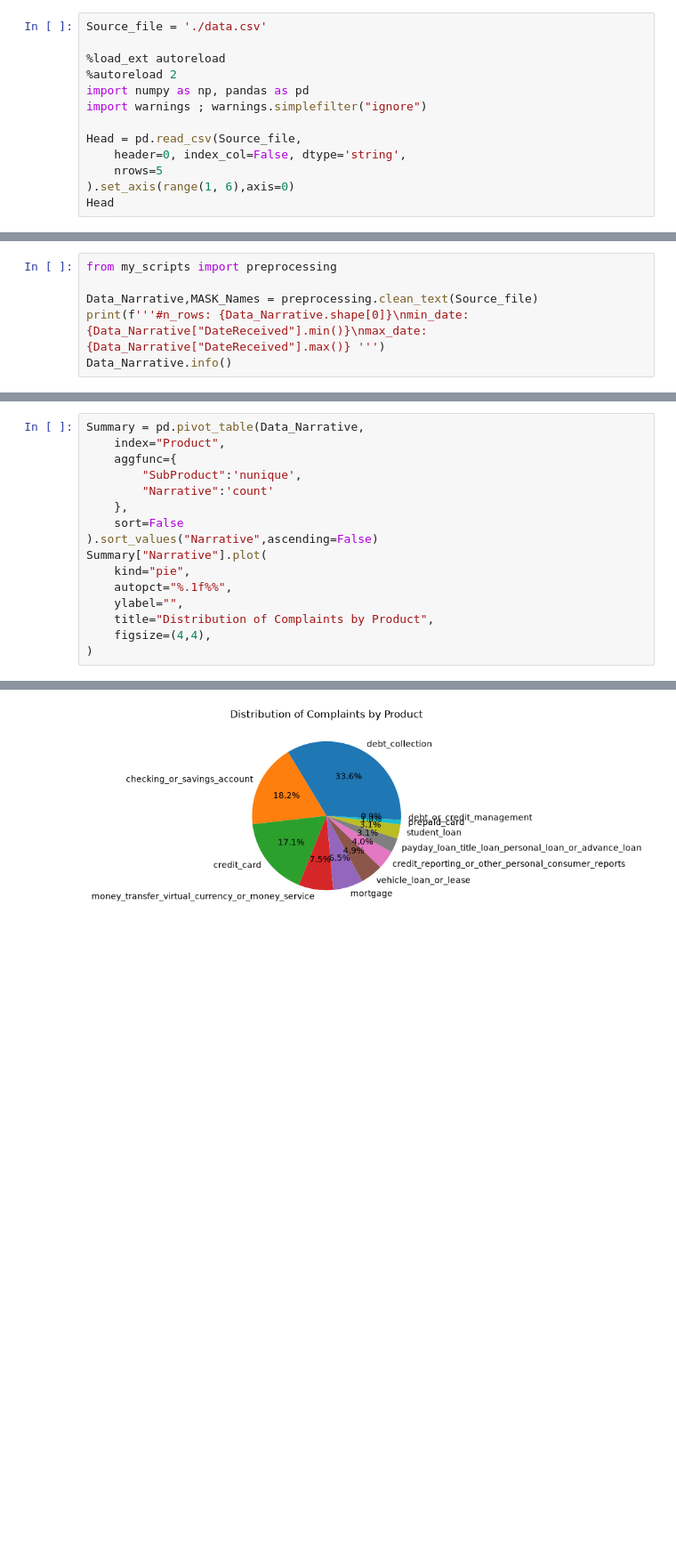
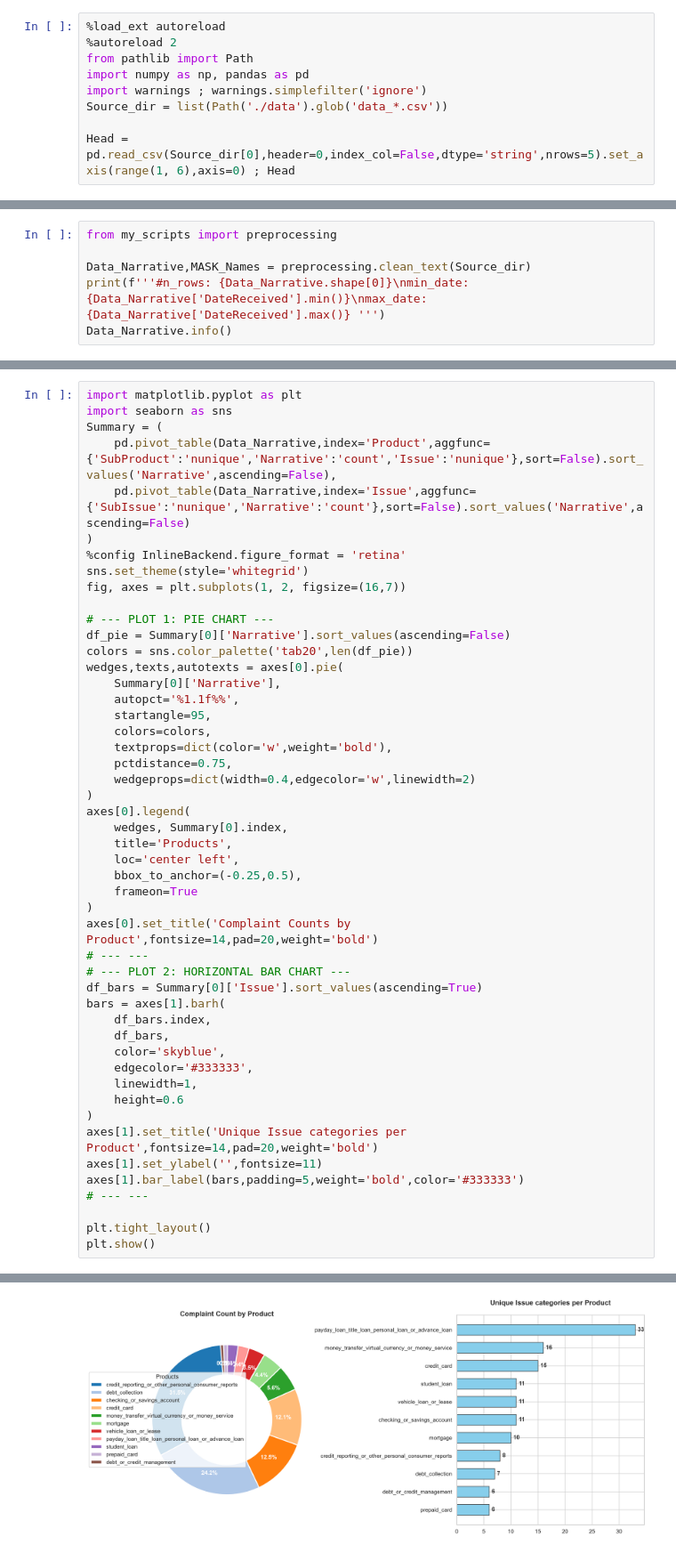
Before and after one commit to idnantimar/CFPB-Customer_Complaint_Analysis-beyond-classifiers, a Jupyter notebook: Customer Complaint Analysis.ipynb, the cells around one changed output, grey strips where cells are left out. Shown at 89% size. Drawn from its saved outputs; the diff is of its cells as text; blank space fills up the shorter version.

```diff
--- a/Customer Complaint Analysis.ipynb
+++ b/Customer Complaint Analysis.ipynb
@@ -20,16 +23,12 @@ As of 21-June-2026, the CFPB [Consumer Complaint Database](https://www.consumerf
 Although the database is a collection of self-reported experiences rather than a statistical sample of marketplace consumers, companies still use this complaint data to identify potential weaknesses in specific products or services and to make future improvements.
 # %%
-Source_file = './data.csv'
-
 %load_ext autoreload
 %autoreload 2
+from pathlib import Path
 import numpy as np, pandas as pd
-import warnings ; warnings.simplefilter("ignore")
+import warnings ; warnings.simplefilter('ignore')
+Source_dir = list(Path('./data').glob('data_*.csv'))
 
-Head = pd.read_csv(Source_file,
-    header=0, index_col=False, dtype='string',
-    nrows=5
-).set_axis(range(1, 6),axis=0)
-Head
+Head = pd.read_csv(Source_dir[0],header=0,index_col=False,dtype='string',nrows=5).set_axis(range(1, 6),axis=0) ; Head
 # %% [output]
 |  | Date received | Product | Sub-product | Issue | Sub-issue | Consumer complaint narrative | Company public response | ... |
@@ -41,8 +40,8 @@ Head
 # %%
 from my_scripts import preprocessing
 
-Data_Narrative,MASK_Names = preprocessing.clean_text(Source_file)
-print(f'''#n_rows: {Data_Narrative.shape[0]}\nmin_date: {Data_Narrative["DateReceived"].min()}\nmax_date: {Data_Narrative["DateReceived"].max()} ''')
+Data_Narrative,MASK_Names = preprocessing.clean_text(Source_dir)
+print(f'''#n_rows: {Data_Narrative.shape[0]}\nmin_date: {Data_Narrative['DateReceived'].min()}\nmax_date: {Data_Narrative['DateReceived'].max()} ''')
 Data_Narrative.info()
 # %% [output]
 HasNA('Product','Narrative'):0
@@ -64,17 +67,50 @@ memory usage: 48.8 MB
 # %%
-Summary = pd.pivot_table(Data_Narrative,
-    index="Product",
-    aggfunc={
-        "SubProduct":'nunique',
-        "Narrative":'count'
-    },
-    sort=False
-).sort_values("Narrative",ascending=False)
-Summary["Narrative"].plot(
-    kind="pie",
-    autopct="%.1f%%",
-    ylabel="",
-    title="Distribution of Complaints by Product",
-    figsize=(4,4),
+import matplotlib.pyplot as plt
+import seaborn as sns
+Summary = (
+    pd.pivot_table(Data_Narrative,index='Product',aggfunc={'SubProduct':'nunique','Narrative':'count','Issue':'nunique'},sort=False).sort_values('Narrative',ascending=False),
+    pd.pivot_table(Data_Narrative,index='Issue',aggfunc={'SubIssue':'nunique','Narrative':'count'},sort=False).sort_values('Narrative',ascending=False)
 )
+%config InlineBackend.figure_format = 'retina'
+sns.set_theme(style='whitegrid')
+fig, axes = plt.subplots(1, 2, figsize=(16,7))
+
+# --- PLOT 1: PIE CHART ---
+df_pie = Summary[0]['Narrative'].sort_values(ascending=False)
+colors = sns.color_palette('tab20',len(df_pie))
+wedges,texts,autotexts = axes[0].pie(
+    Summary[0]['Narrative'],
+    autopct='%1.1f%%',
+    startangle=95,
+    colors=colors,
+    textprops=dict(color='w',weight='bold'),
+    pctdistance=0.75,
+    wedgeprops=dict(width=0.4,edgecolor='w',linewidth=2)
+)
+axes[0].legend(
+    wedges, Summary[0].index,
+    title='Products',
+    loc='center left',
+    bbox_to_anchor=(-0.25,0.5),
+    frameon=True
+)
+axes[0].set_title('Complaint Counts by Product',fontsize=14,pad=20,weight='bold')
+# --- ---
+# --- PLOT 2: HORIZONTAL BAR CHART ---
+df_bars = Summary[0]['Issue'].sort_values(ascending=True)
+bars = axes[1].barh(
+    df_bars.index,
+    df_bars,
+    color='skyblue',
+    edgecolor='#333333',
+    linewidth=1,
+    height=0.6
+)
+axes[1].set_title('Unique Issue categories per Product',fontsize=14,pad=20,weight='bold')
+axes[1].set_ylabel('',fontsize=11)
+axes[1].bar_label(bars,padding=5,weight='bold',color='#333333')
+# --- ---
+
+plt.tight_layout()
+plt.show()
 # %% [output]
@@ -82,2 +117,2 @@ Summary["Narrative"].plot(
-[figure, old version]
+[figure, new version]
 # %% [markdown]
```
Also changed, not shown: parts of 11 cells of this notebook, 1 other file.
